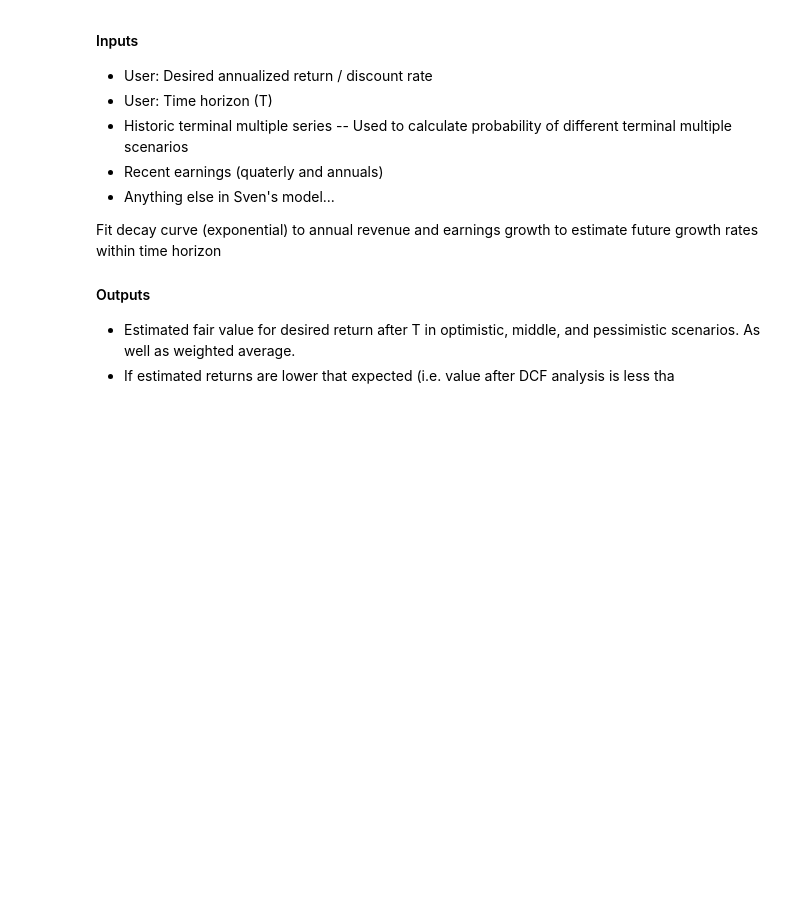
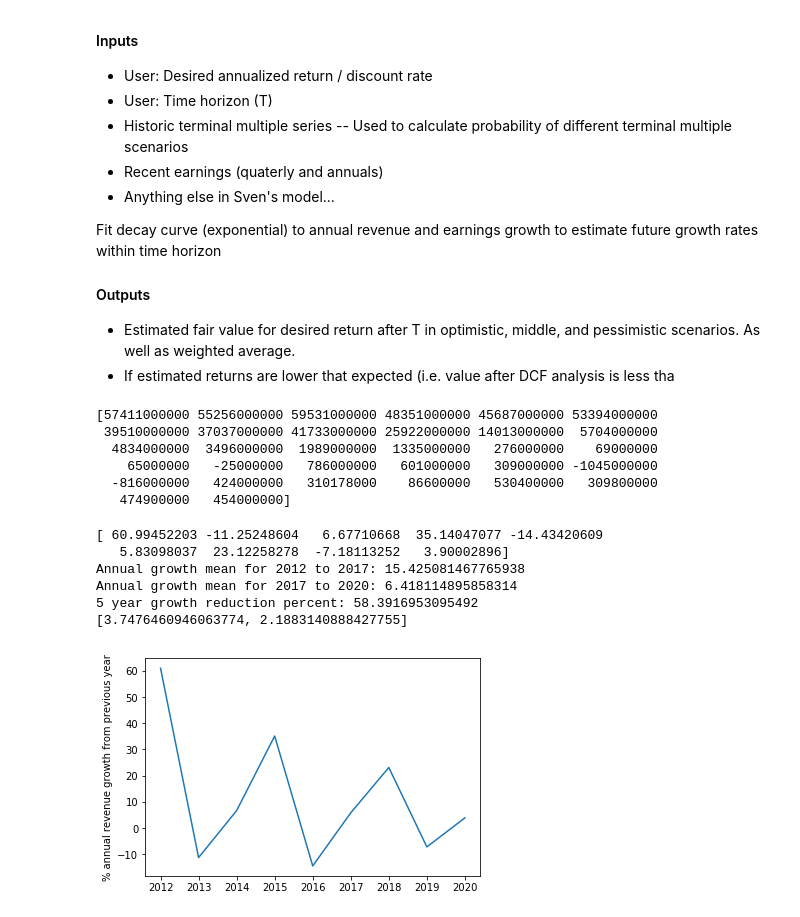
Before and after one commit to xaviernogueira/portfolio_rehab, a Jupyter notebook: design_plan.ipynb, the cells around one changed output. Saved outputs shown, nothing was run; the diff lists cells and outputs as text; code cells hidden in the pictures; blank space fills up the shorter version.

Commit message:
Discounted cash flow model

```diff
--- a/design_plan.ipynb
+++ b/design_plan.ipynb
@@ -60,0 +71,67 @@ Fit decay curve (exponential) to annual revenue and earnings growth to estimate
+# %%
+ticker = "AAPL"
+api_key = "7dead7d8a15b90bbadab8eeedfa59bd0"
+last_year = 2020
+
+grab_data = False
+
+if grab_data == True:
+    cash_flow_statement_annually = fa.cash_flow_statement(ticker, api_key, period="annual")
+    cash_flow = cash_flow_statement_annually.transpose()
+    cash_flow = cash_flow.rename_axis('year')
+    cash_flow.to_csv(r'C:\Users\xavie\Portfolio_Rehab\test_data\%s_cash_flow.csv' % ticker)
+
+else:
+    cash_flow = pd.read_csv(r'C:\Users\xavie\Portfolio_Rehab\test_data\%s_cash_flow.csv' % ticker)
+
+revenue_np = cash_flow['netIncome'].to_numpy()
+print(revenue_np)
+# %% [output]
+[57411000000 55256000000 59531000000 48351000000 45687000000 53394000000
+ 39510000000 37037000000 41733000000 25922000000 14013000000  5704000000
+  4834000000  3496000000  1989000000  1335000000   276000000    69000000
+    65000000   -25000000   786000000   601000000   309000000 -1045000000
+  -816000000   424000000   310178000    86600000   530400000   309800000
+   474900000   454000000]
+# %%
+def exponential(x, a, b, c):
+    return a*np.exp(-b * x) + c
+
+x = np.arange(last_year, last_year - 10, -1)
+y = revenue_np[:10]
+
+x_inc = x[::-1][1:] # Years increasing
+growth = []
+
+for i in range(len(y) - 1):
+    rate = ((y[i] - y[i + 1]) / y[i + 1]) * 100
+    growth.append(rate)
+
+growth_inc = growth.reverse() # Growth rate by year increasing
+growth_array = np.array(growth)
+
+# Plot
+plt.plot(x_inc, growth_array)
+plt.ylabel('% annual revenue growth from previous year')
+print(growth_array)
+
+first = growth_array[:5].mean()
+second = growth_array[5:].mean()
+print('Annual growth mean for %s to %s: %s' % (x_inc[0], x_inc[5], first))
+print('Annual growth mean for %s to %s: %s' % (x_inc[5], x_inc[-1], second))
+
+
+drops = ((first - second) / first)
+drops_percent = drops * 100
+print('5 year growth reduction percent: %s' % drops_percent )
+
+future_rates = [second * drops, second * drops**2] # [0-5 year growth rate, 5-10 year growth rate]
+print(future_rates)
+# %% [output]
+[ 60.99452203 -11.25248604   6.67710668  35.14047077 -14.43420609
+   5.83098037  23.12258278  -7.18113252   3.90002896]
+Annual growth mean for 2012 to 2017: 15.425081467765938
+Annual growth mean for 2017 to 2020: 6.418114895858314
+5 year growth reduction percent: 58.3916953095492
+[3.7476460946063774, 2.1883140888427755]
+[figure, added]
```
Also changed, not shown: parts of 7 cells of this notebook, 2 other files.
